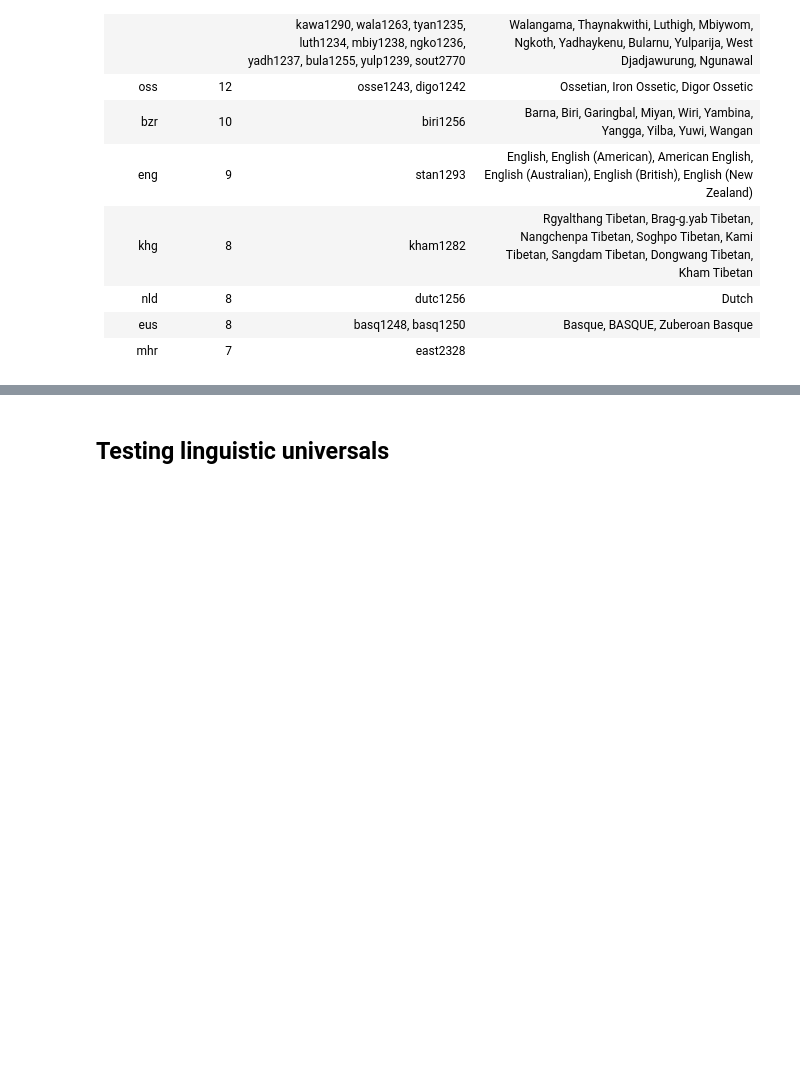
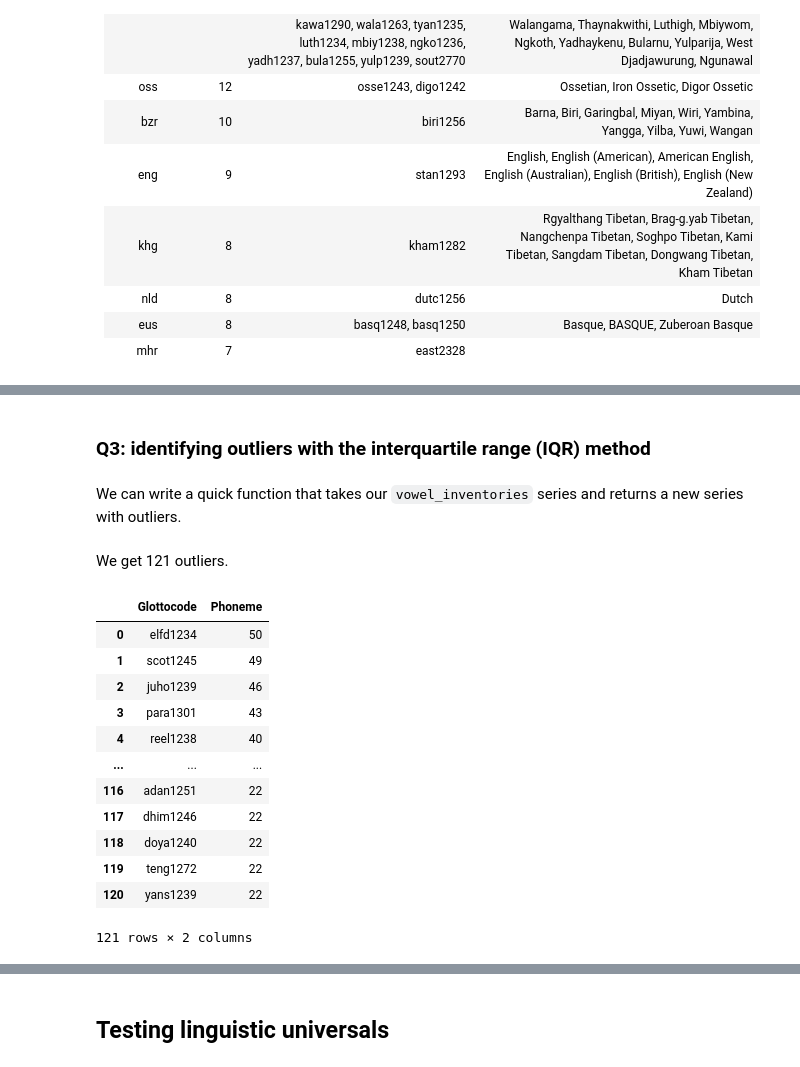
Before and after one commit to phtryll/nlp-labs, a Jupyter notebook: vowel-inventories/vowel_inventories.ipynb, the cells around one changed output, grey strips where cells are left out. Saved outputs shown, nothing was run; the diff lists cells and outputs as text; code cells hidden in the pictures; blank space fills up the shorter version.

```diff
--- a/vowel-inventories/vowel_inventories.ipynb
+++ b/vowel-inventories/vowel_inventories.ipynb
@@ -209,0 +370,4 @@ Markdown(result.to_markdown(index=False))
+# %% [markdown]
+### Q3: identifying outliers with the interquartile range (IQR) method
+# %% [markdown]
+We can write a quick function that takes our `vowel_inventories` series and returns a new series with outliers.
@@ -209,0 +383,24 @@ Markdown(result.to_markdown(index=False))
+# %% [markdown]
+We get 121 outliers.
+# %%
+#| echo: false
+#| label: tbl-iqr-outliers
+#| tbl-cap: "List of outliers using IQR"
+
+df = vowel_inventories.sort_values(ascending=False)
+df = find_iqr(df).reset_index()
+display(df)
+# %% [output]
+|  | Glottocode | Phoneme |
+| 0 | elfd1234 | 50 |
+| 1 | scot1245 | 49 |
+| 2 | juho1239 | 46 |
+| 3 | para1301 | 43 |
+| 4 | reel1238 | 40 |
+| ... | ... | ... |
+| 116 | adan1251 | 22 |
+| 117 | dhim1246 | 22 |
+| 118 | doya1240 | 22 |
+| 119 | teng1272 | 22 |
+| 120 | yans1239 | 22 |
+121 rows × 2 columns
```
Also changed, not shown: parts of 53 cells of this notebook, 1 other file.
